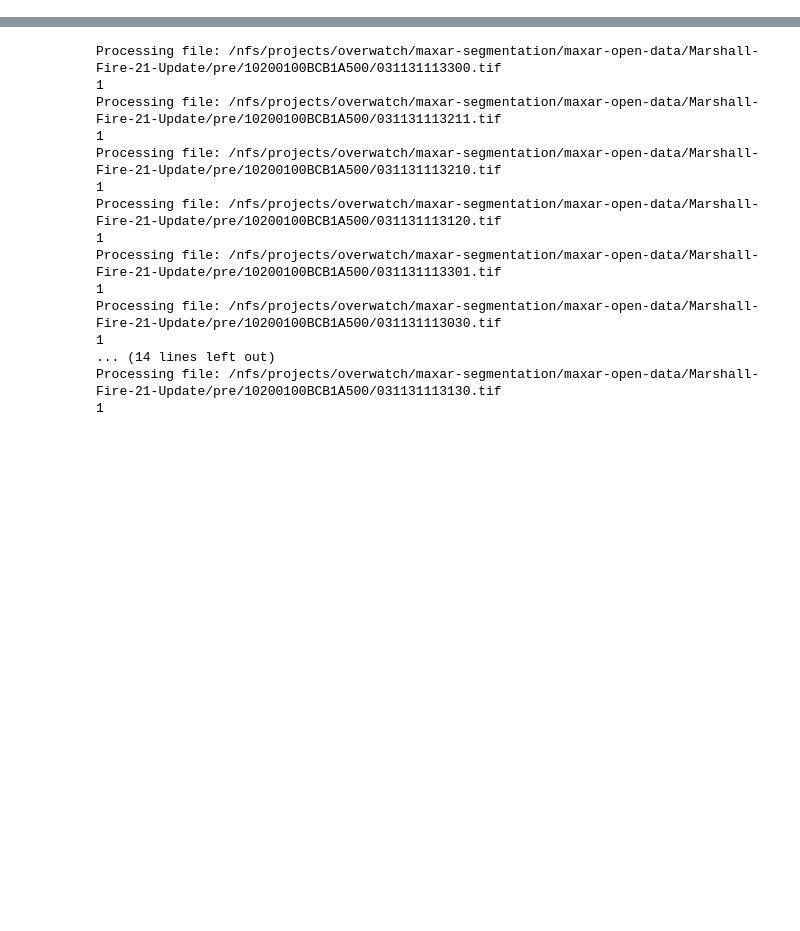
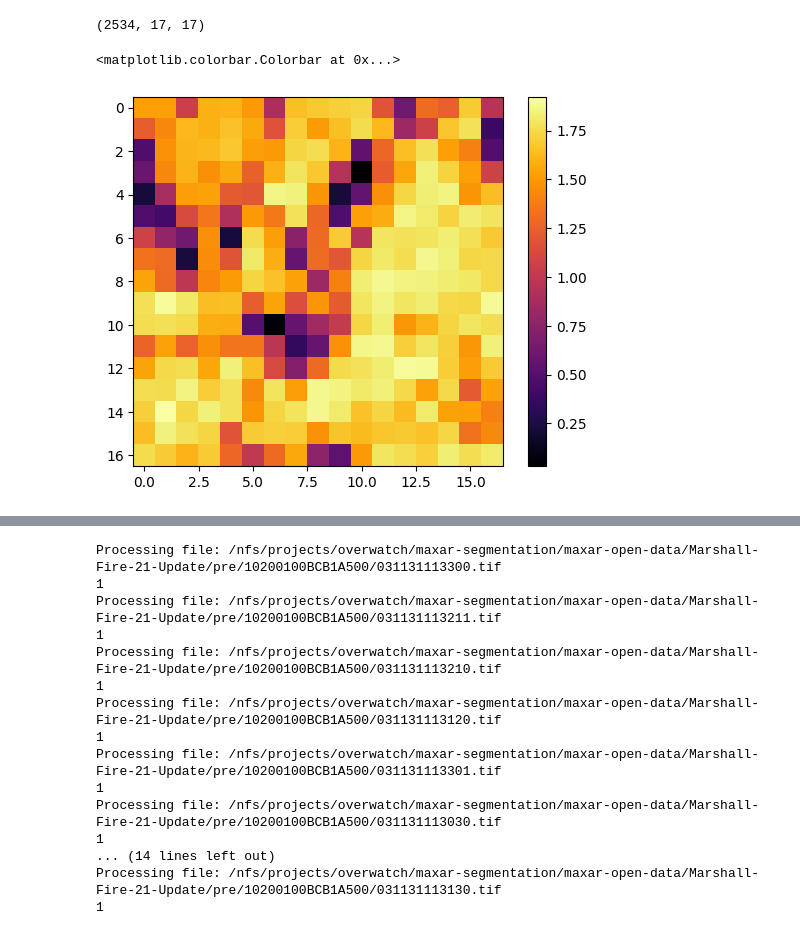
Before and after one commit to JacopoLungo/maxarSrc, a Jupyter notebook: notebooks/to_delete.ipynb, the cells around one changed output, grey strips where cells are left out. Cells and saved outputs as stored; diff of their text form; code cells hidden in the pictures; blank space fills up the shorter version.

```diff
--- a/notebooks/to_delete.ipynb
+++ b/notebooks/to_delete.ipynb
@@ -0,0 +667,14 @@
+# %%
+import numpy as np
+data = np.load('/nfs/home/vaschetti/maxarSrc/stats/Morocco-Earthquake-Sept-2023_high_res_entropies.npy')
+# %%
+data.shape
+# %% [output]
+(2534, 17, 17)
+# %%
+import matplotlib.pyplot as plt
+plt.imshow(data[1381], cmap='inferno', interpolation='nearest')
+plt.colorbar()
+# %% [output]
+<matplotlib.colorbar.Colorbar at 0x...>
+[figure, added]
```
Also changed, not shown: parts of 76 cells of this notebook, 2 other files.
